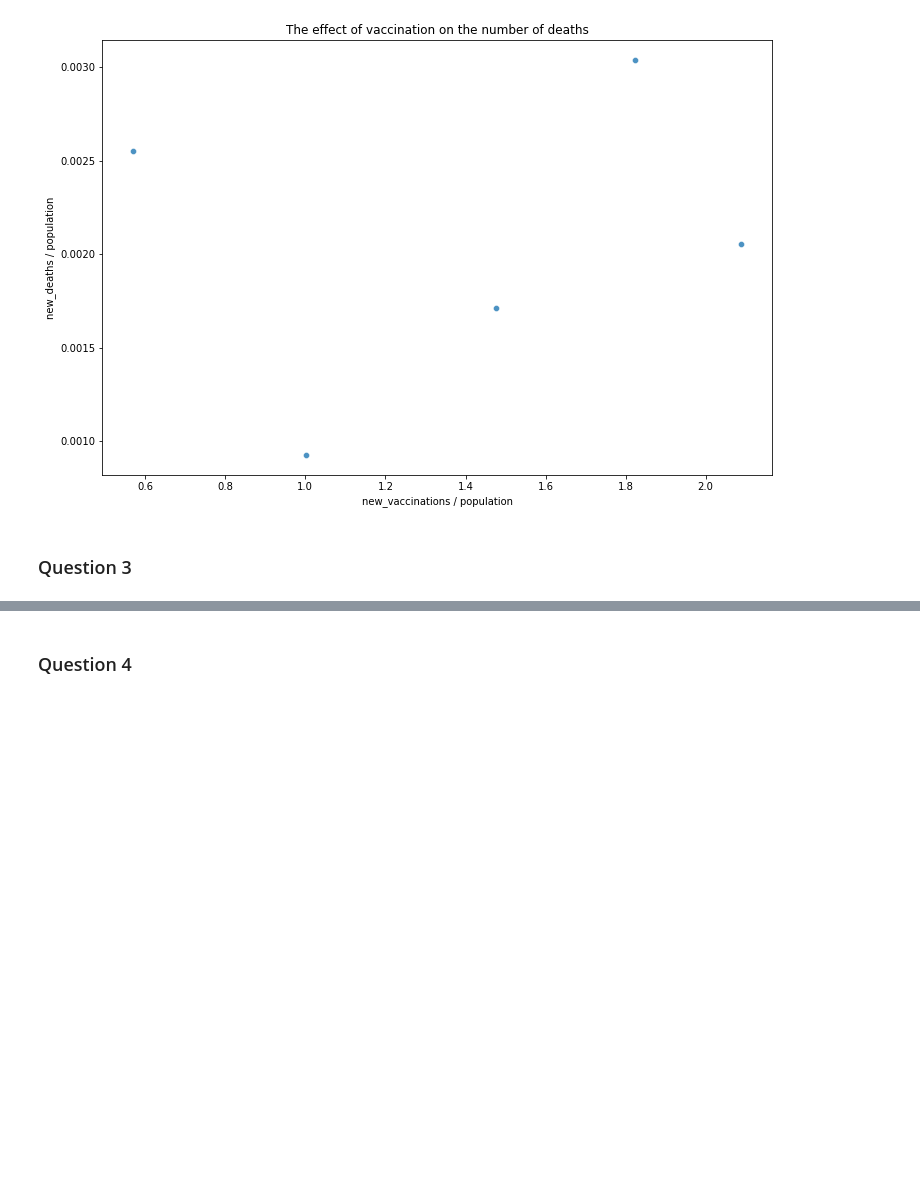
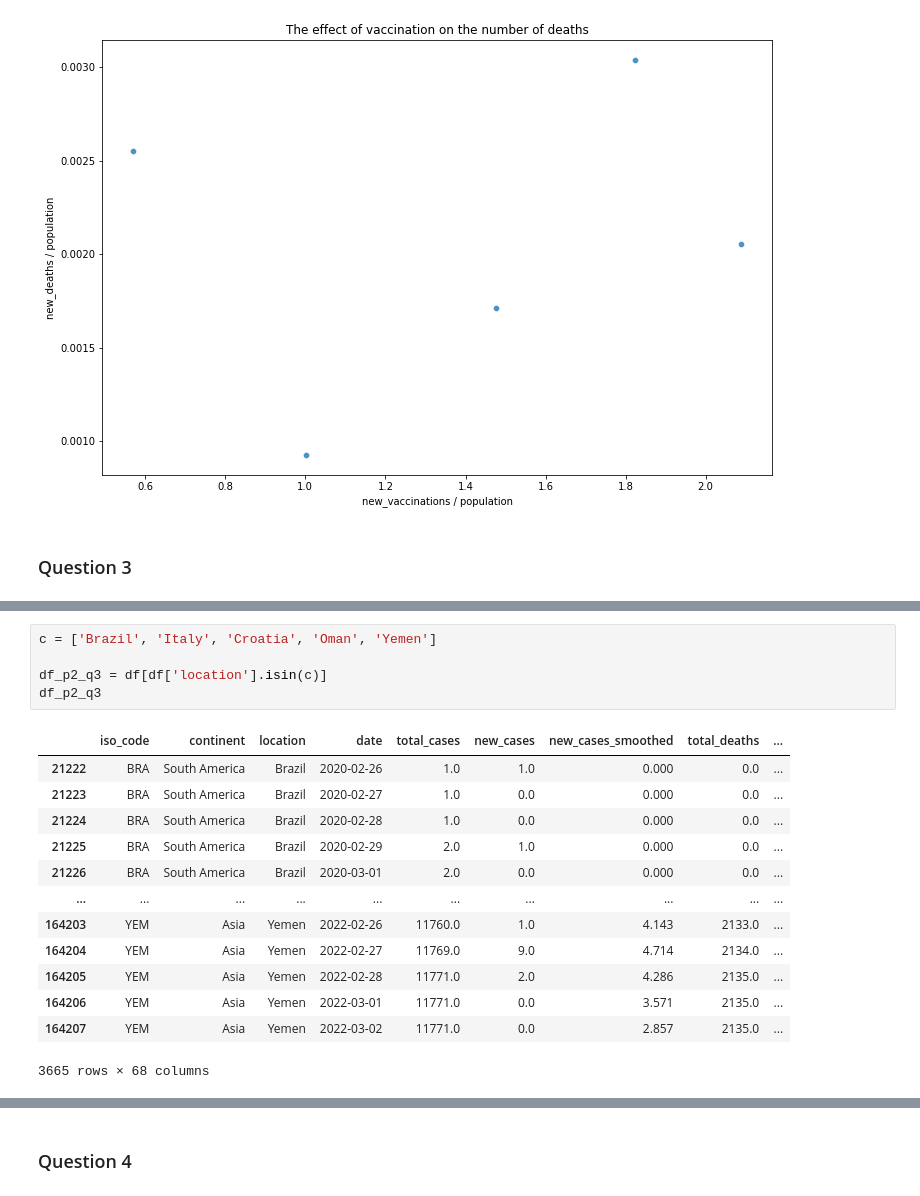
Before and after one commit to mohammadsaadati80/Data-Mining-COVID-19-Analysis, a Jupyter notebook: DM_CA1.ipynb, the cells around one changed output, grey strips where cells are left out. Cells and saved outputs as stored; diff of their text form; blank space fills up the shorter version.

```diff
--- a/DM_CA1.ipynb
+++ b/DM_CA1.ipynb
@@ -373,0 +394,19 @@ plt.show()
+# %%
+c = ['Brazil', 'Italy', 'Croatia', 'Oman', 'Yemen']
+
+df_p2_q3 = df[df['location'].isin(c)]
+df_p2_q3
+# %% [output]
+|  | iso_code | continent | location | date | total_cases | new_cases | new_cases_smoothed | total_deaths | ... |
+| 21222 | BRA | South America | Brazil | 2020-02-26 | 1.0 | 1.0 | 0.000 | 0.0 | ... |
+| 21223 | BRA | South America | Brazil | 2020-02-27 | 1.0 | 0.0 | 0.000 | 0.0 | ... |
+| 21224 | BRA | South America | Brazil | 2020-02-28 | 1.0 | 0.0 | 0.000 | 0.0 | ... |
+| 21225 | BRA | South America | Brazil | 2020-02-29 | 2.0 | 1.0 | 0.000 | 0.0 | ... |
+| 21226 | BRA | South America | Brazil | 2020-03-01 | 2.0 | 0.0 | 0.000 | 0.0 | ... |
+| ... | ... | ... | ... | ... | ... | ... | ... | ... | ... |
+| 164203 | YEM | Asia | Yemen | 2022-02-26 | 11760.0 | 1.0 | 4.143 | 2133.0 | ... |
+| 164204 | YEM | Asia | Yemen | 2022-02-27 | 11769.0 | 9.0 | 4.714 | 2134.0 | ... |
+| 164205 | YEM | Asia | Yemen | 2022-02-28 | 11771.0 | 2.0 | 4.286 | 2135.0 | ... |
+| 164206 | YEM | Asia | Yemen | 2022-03-01 | 11771.0 | 0.0 | 3.571 | 2135.0 | ... |
+| 164207 | YEM | Asia | Yemen | 2022-03-02 | 11771.0 | 0.0 | 2.857 | 2135.0 | ... |
+3665 rows × 68 columns
```
Also changed, not shown: parts of 7 cells of this notebook.
